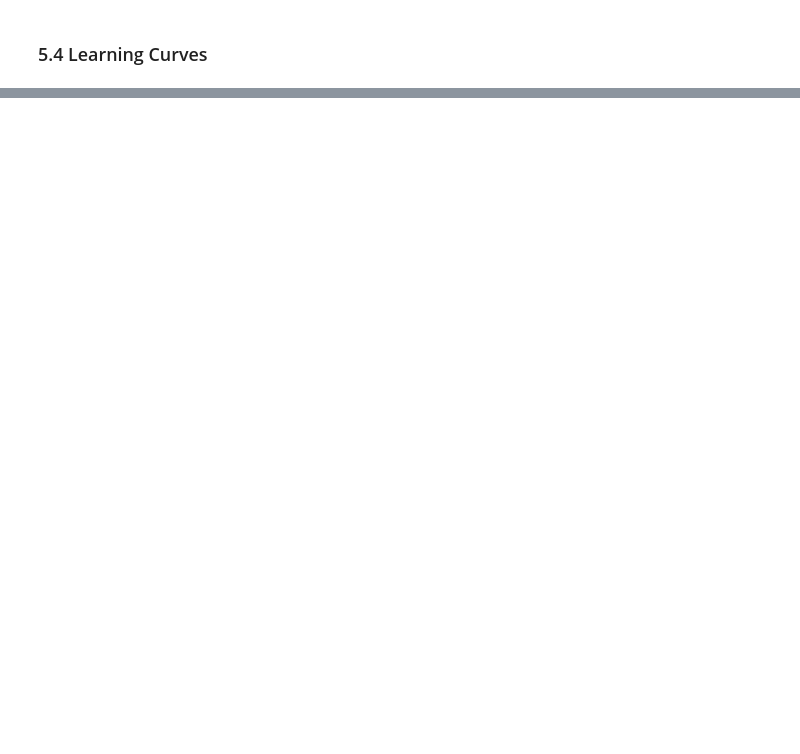
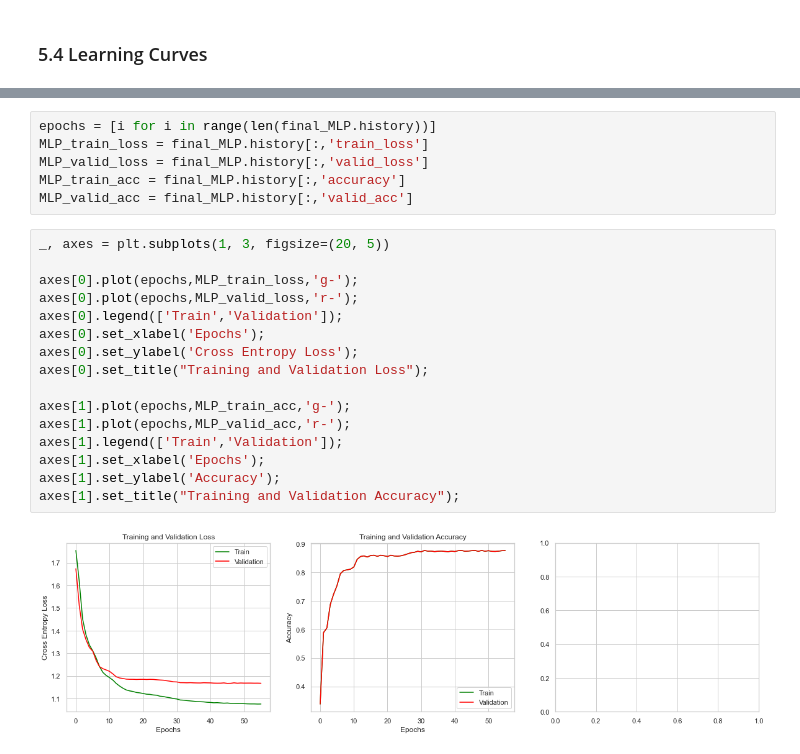
Before and after one commit to ayliahfani/Emotion-Recognition, a Jupyter notebook: Coursework/nc_coursework.ipynb, the cells around one changed output, grey strips where cells are left out. Saved outputs shown, nothing was run; the diff lists cells and outputs as text; blank space fills up the shorter version.

```diff
--- a/Coursework/nc_coursework.ipynb
+++ b/Coursework/nc_coursework.ipynb
@@ -1415,0 +1419,24 @@ array([ 0.,  0.,  0., 12., 13.,  5.,  0.,  0.,  0.,  0.,  0., 11., 16.,
+# %%
+epochs = [i for i in range(len(final_MLP.history))]
+MLP_train_loss = final_MLP.history[:,'train_loss']
+MLP_valid_loss = final_MLP.history[:,'valid_loss']
+MLP_train_acc = final_MLP.history[:,'accuracy']
+MLP_valid_acc = final_MLP.history[:,'valid_acc']
+# %%
+_, axes = plt.subplots(1, 3, figsize=(20, 5))
+
+axes[0].plot(epochs,MLP_train_loss,'g-');
+axes[0].plot(epochs,MLP_valid_loss,'r-');
+axes[0].legend(['Train','Validation']);
+axes[0].set_xlabel('Epochs');
+axes[0].set_ylabel('Cross Entropy Loss');
+axes[0].set_title("Training and Validation Loss");
+
+axes[1].plot(epochs,MLP_train_acc,'g-');
+axes[1].plot(epochs,MLP_valid_acc,'r-');
+axes[1].legend(['Train','Validation']);
+axes[1].set_xlabel('Epochs');
+axes[1].set_ylabel('Accuracy');
+axes[1].set_title("Training and Validation Accuracy");
+# %% [output]
+[figure, added]
```
Also changed, not shown: parts of 14 cells of this notebook, 5 other files.
